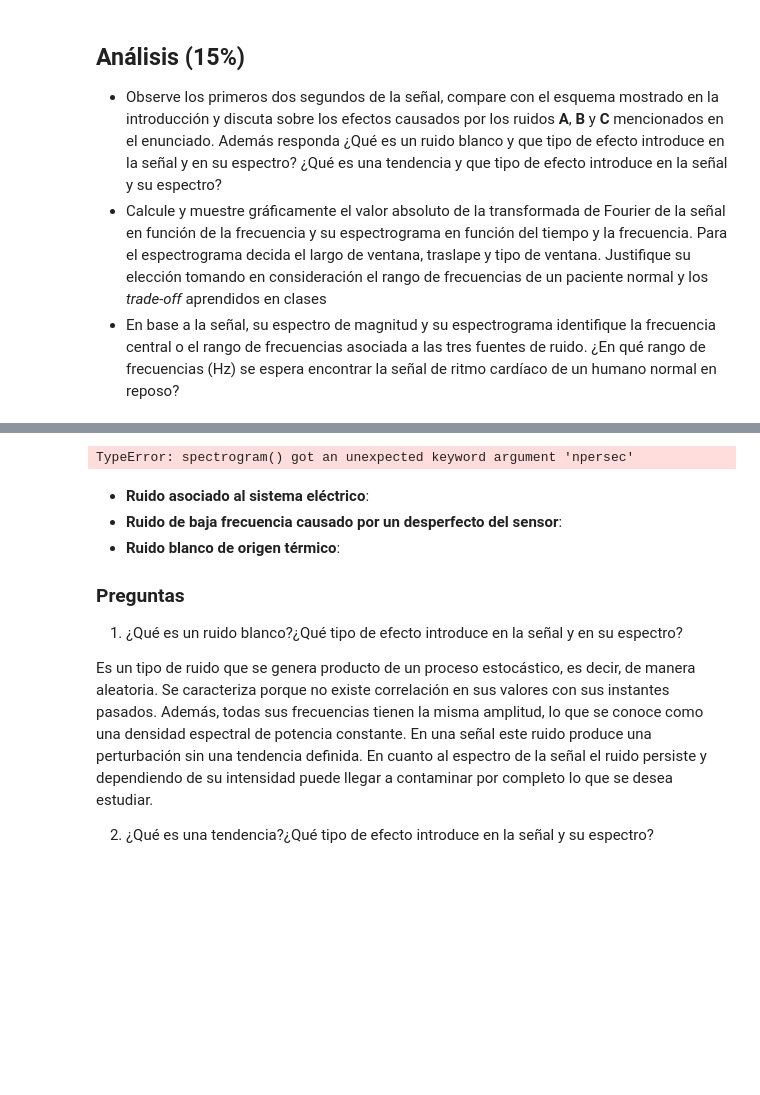
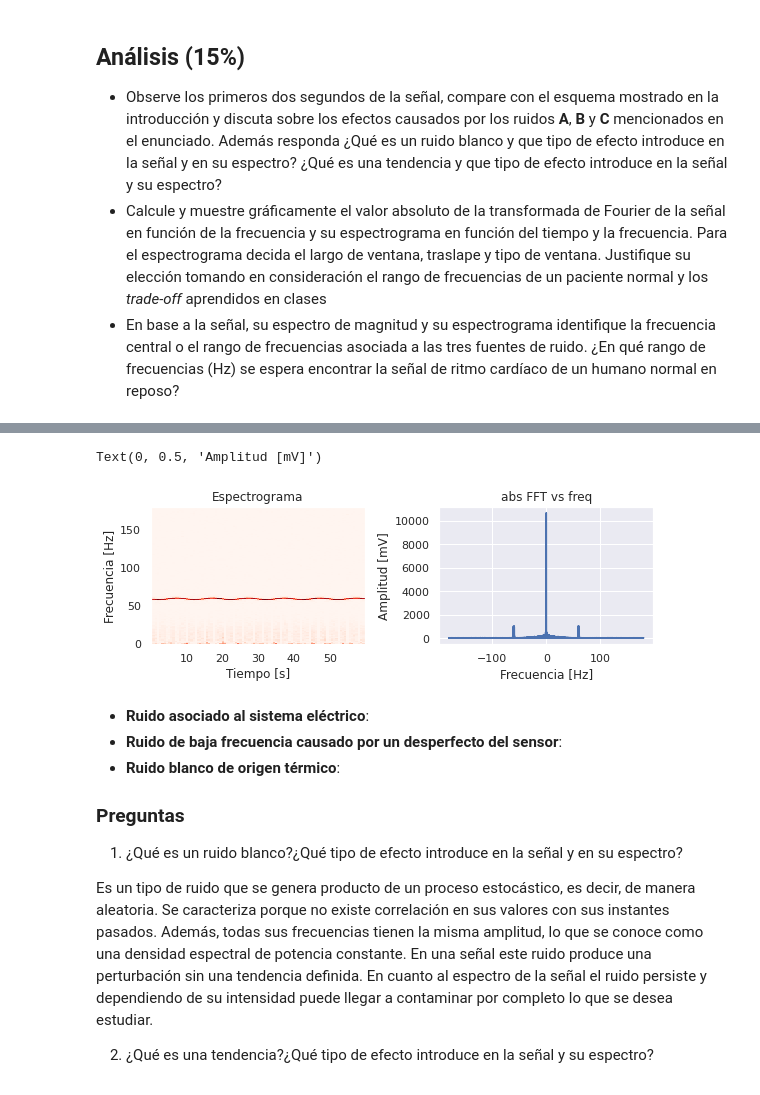
Before and after one commit to Rickiwasho/Analisis-sistemas-lineales, a Jupyter notebook: docs/tarea2/tarea2_info183.ipynb, the cells around one changed output, grey strips where cells are left out. Saved outputs shown, nothing was run; the diff lists cells and outputs as text; code cells hidden in the pictures; blank space fills up the shorter version.

```diff
--- a/docs/tarea2/tarea2_info183.ipynb
+++ b/docs/tarea2/tarea2_info183.ipynb
@@ -98,14 +101,14 @@ El tercer gráfico presenta amplitud vs frecuencia de la muestra. Claramente se
 Se entiende por ruido blanco a una señal estocástica que está presente en toda la extensión de la muestra.
 # %%
 
-fig, (ax5, ax6) = plt.subplots(1,2, figsize=(8,3))
+fig, (ax5, ax6) = plt.subplots(1,2, figsize=(8,3), tight_layout= True)
 
 # hay que definir las especificaciones adecuadas para un espectrograma de calidad
-f, t, Sxx = signal.spectrogram(data, Fs, window=('rect', 0.1), npersec='720', noverlap=None)
+f,t, Sxx = scipy.signal.spectrogram(data, Fs)
 
 
-ax5.pcolormesh(t, f, Sxx)
-ax5.set_title('espectrograma')
+ax5.pcolormesh(t, f, Sxx, cmap=plt.cm.Reds, shading='auto')
+ax5.set_title('Espectrograma')
 ax5.set_xlabel('Tiempo [s]')
 ax5.set_ylabel('Frecuencia [Hz]')
 
@@ -120,4 +121,5 @@ ax6.set_ylabel('Amplitud [mV]')
-TypeError: spectrogram() got an unexpected keyword argument 'npersec'
+Text(0, 0.5, 'Amplitud [mV]')
+[figure, added]
 # %% [markdown]
 - **Ruido asociado al sistema eléctrico**:
 - **Ruido de baja frecuencia causado por un desperfecto del sensor**:
```
Also changed, not shown: parts of 5 cells of this notebook.
